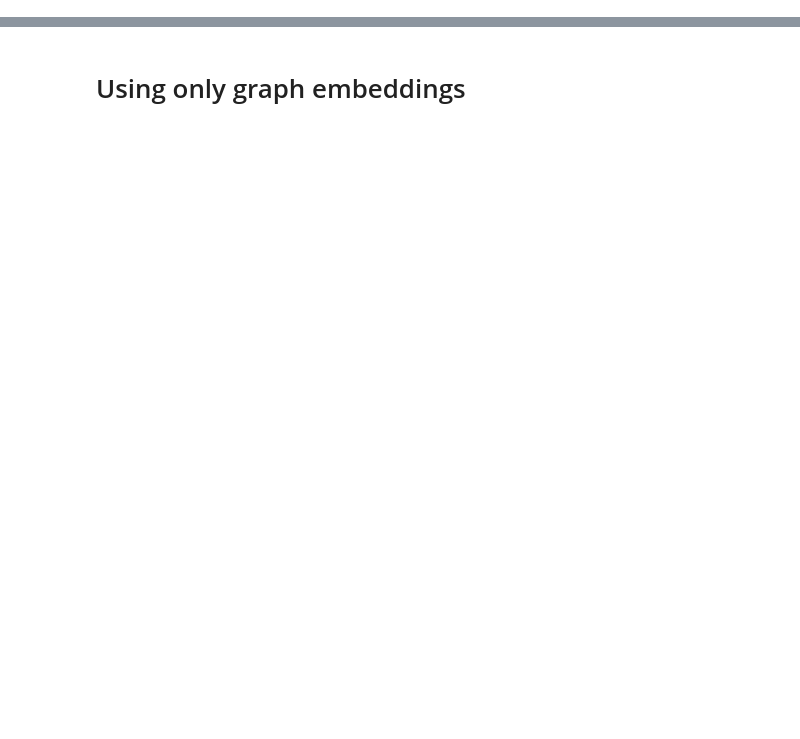
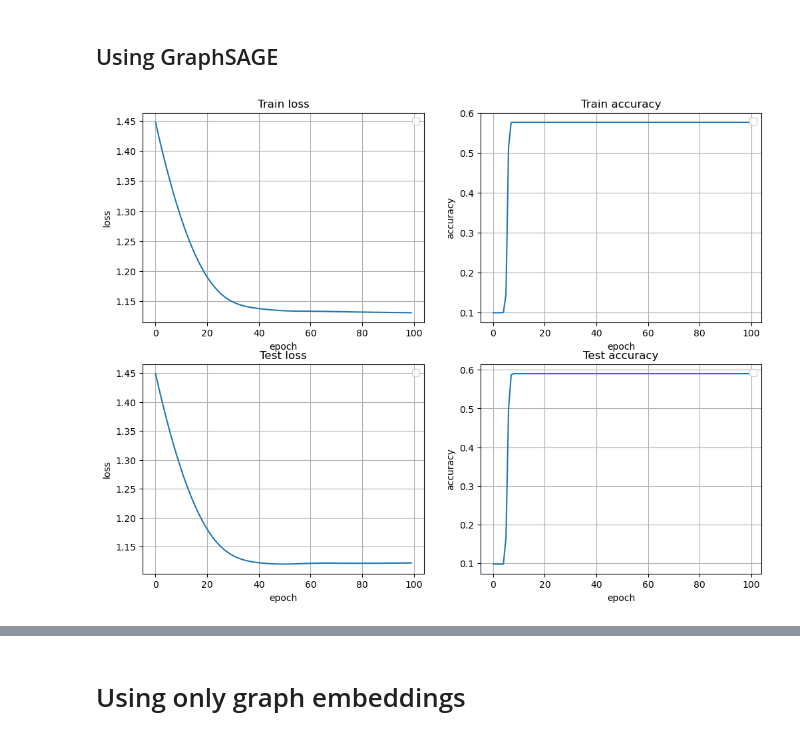
Before and after one commit to ArtemCh101/hse-sna-project, a Jupyter notebook: notebooks/gat.ipynb, the cells around one changed output, grey strips where cells are left out. Drawn from its saved outputs; the diff is of its cells as text; code cells hidden in the pictures; blank space fills up the shorter version.

```diff
--- a/notebooks/gat.ipynb
+++ b/notebooks/gat.ipynb
@@ -112,0 +218,2 @@ def prepare_text_embs(G, emb_file='embeddings_50.npy'):
+# %% [markdown]
+## Using GraphSAGE
@@ -112,0 +222,8 @@ def prepare_text_embs(G, emb_file='embeddings_50.npy'):
+# %%
+from GraphSAGE import GraphSAGE
+
+graphsage_model = GraphSAGE(in_feats=G.ndata['random_embs'].shape[1], h_feats=256, n_classes=n_classes)
+# %%
+fit(G, 'random_embs', graphsage_model, cross_entropy, 100)
+# %% [output]
+[figure, added]
```
Also changed, not shown: parts of 97 cells of this notebook, 6 other files.
